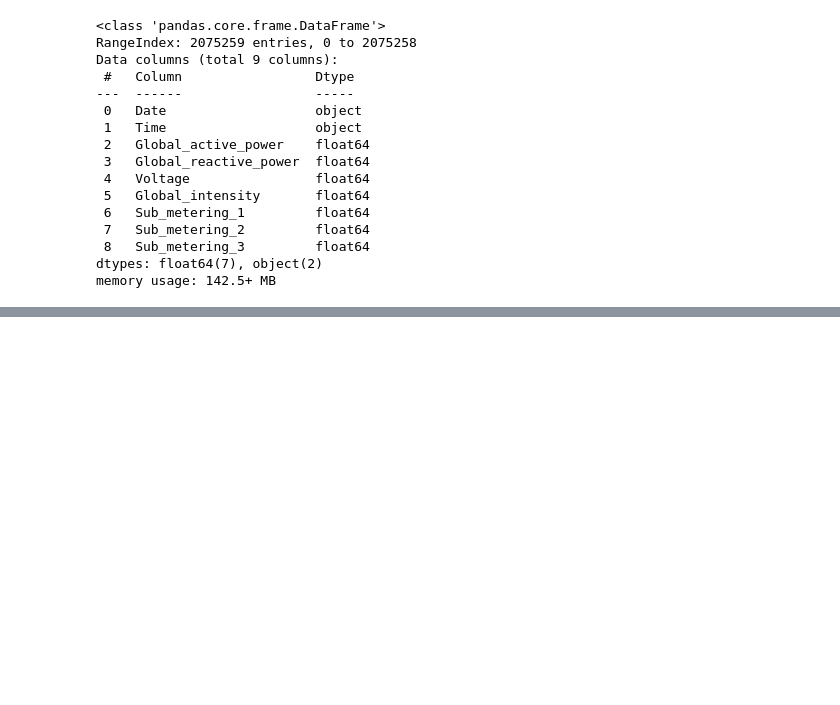
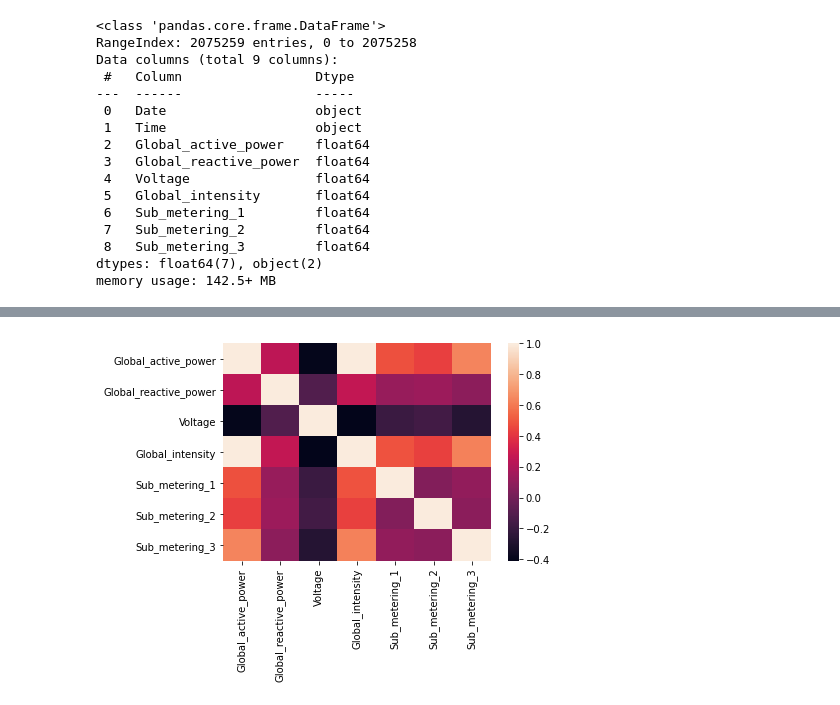
Before and after one commit to Ishika18/COMP_4949_BIG_DATA, a Jupyter notebook: assignments/A01211571_A3.ipynb, the cells around one changed output, grey strips where cells are left out. Saved outputs shown, nothing was run; the diff lists cells and outputs as text; code cells hidden in the pictures; blank space fills up the shorter version.

```diff
--- a/assignments/A01211571_A3.ipynb
+++ b/assignments/A01211571_A3.ipynb
@@ -105,0 +195,6 @@ df = df.fillna(df.mean())
+# %%
+# Correlation among columns
+sns.heatmap(df.corr())
+plt.show()
+# %% [output]
+[figure, added]
```
Also changed, not shown: parts of 52 cells of this notebook, 14 other files.
